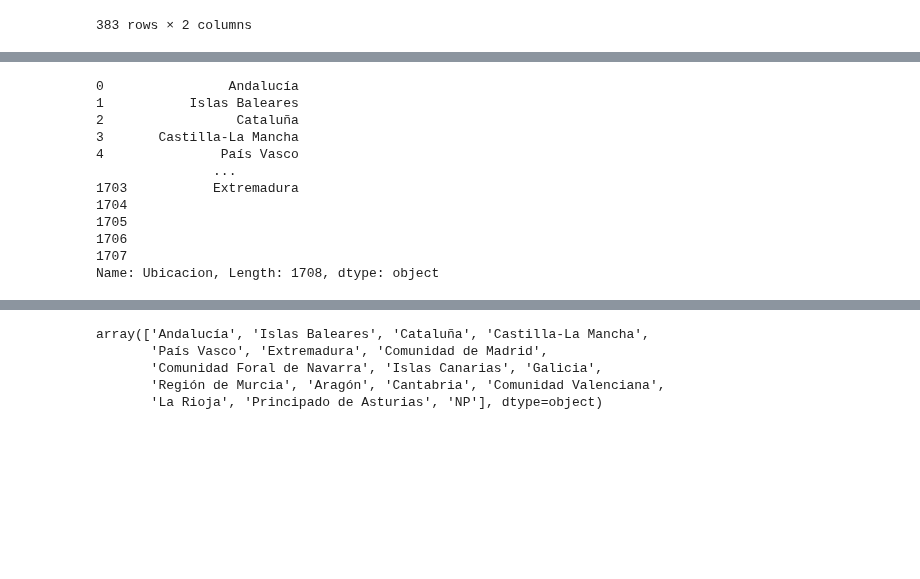
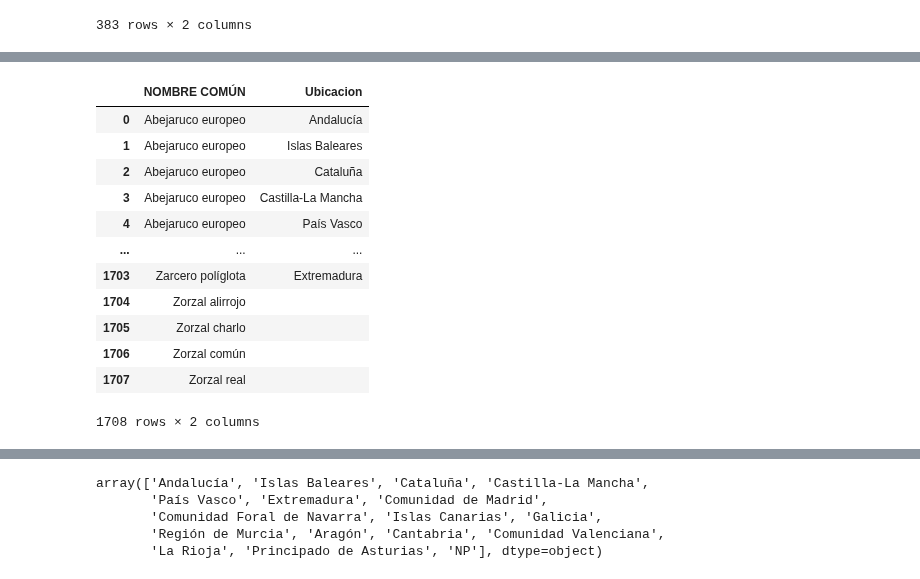
Before and after one commit to Factoria-F5-AI-Bootcamp-1-Edicion/Tracking_Aves, a Jupyter notebook: EDAb.ipynb, the cells around one changed output, grey strips where cells are left out. Saved outputs shown, nothing was run; the diff lists cells and outputs as text; code cells hidden in the pictures; blank space fills up the shorter version.

```diff
--- a/EDAb.ipynb
+++ b/EDAb.ipynb
@@ -1126,17 +1139,18 @@ Length: 1708, dtype: object
 # %%
 # Nombramos a esta nueva columna 'Ubicacion'
-s.name = 'Ubicacion'
+s.rename(columns={'Presente' : 'Ubicacion'}, inplace=True)
 s
 # %% [output]
+|  | NOMBRE COMÚN | Ubicacion |
+| 0 | Abejaruco europeo | Andalucía |
+| 1 | Abejaruco europeo | Islas Baleares |
+| 2 | Abejaruco europeo | Cataluña |
+| 3 | Abejaruco europeo | Castilla-La Mancha |
+| 4 | Abejaruco europeo | País Vasco |
+| ... | ... | ... |
+| 1703 | Zarcero políglota | Extremadura |
+| 1704 | Zorzal alirrojo |  |
+| 1705 | Zorzal charlo |  |
+| 1706 | Zorzal común |  |
+| 1707 | Zorzal real |  |
-0                Andalucía
-1           Islas Baleares
-2                 Cataluña
-3       Castilla-La Mancha
-4               País Vasco
-               ...
-1703           Extremadura
-1704
-1705
-1706
-1707
-Name: Ubicacion, Length: 1708, dtype: object
+1708 rows × 2 columns
```
Also changed, not shown: parts of 35 cells of this notebook.
